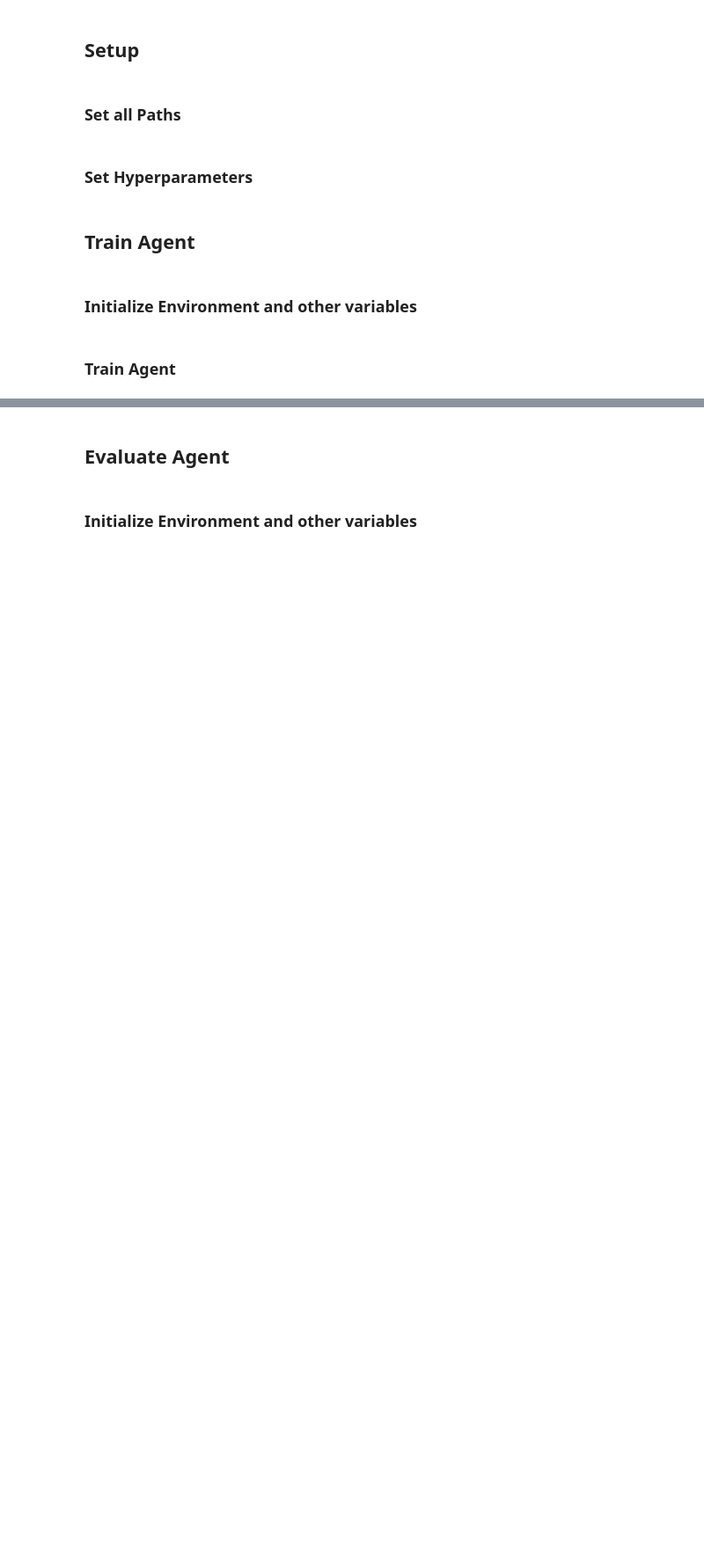
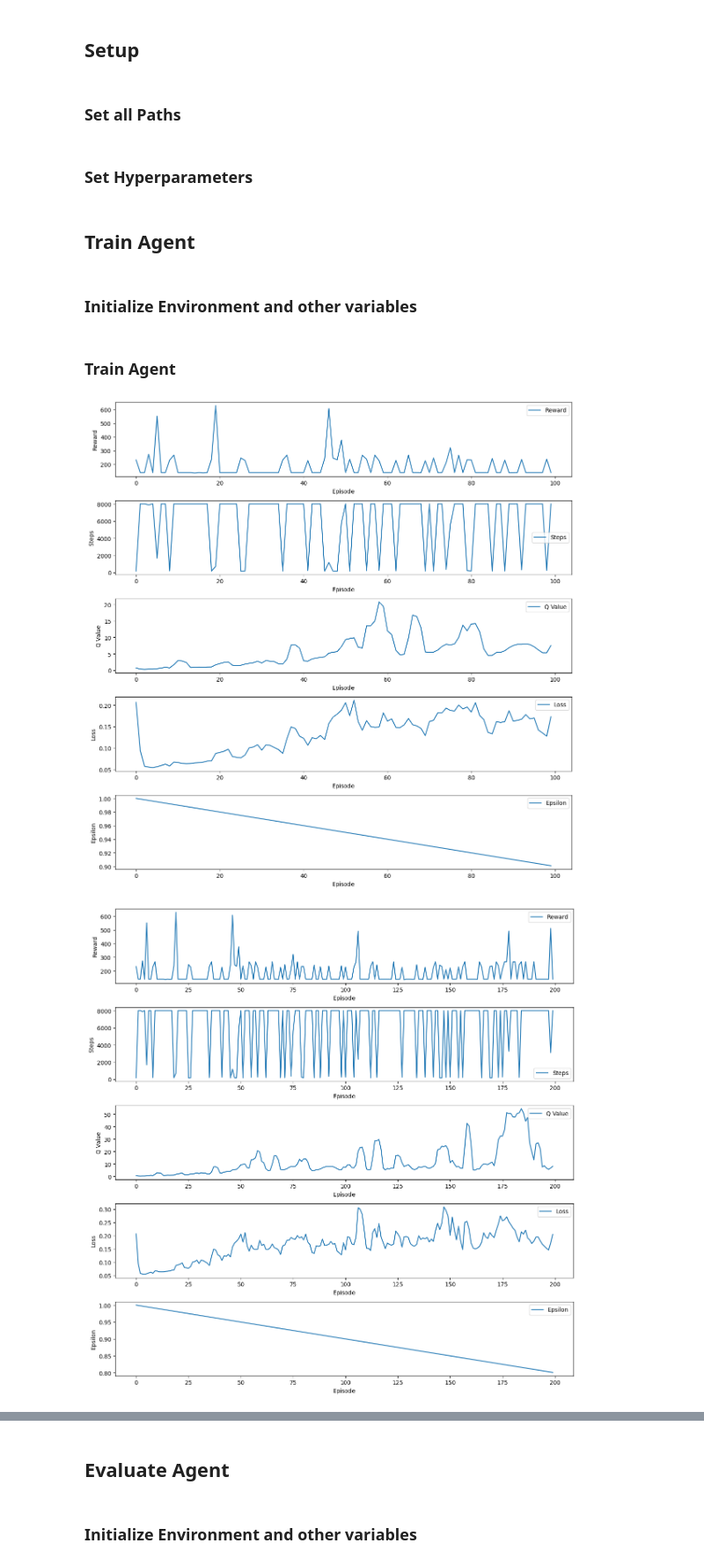
Before and after one commit to Nicho-Link/Reinforcement-Learning-Mario-Agent, a Jupyter notebook: notebooks/ddqn.ipynb, the cells around one changed output, grey strips where cells are left out. Shown at 88% size. Saved outputs shown, nothing was run; the diff lists cells and outputs as text; code cells hidden in the pictures; blank space fills up the shorter version.

```diff
--- a/notebooks/ddqn.ipynb
+++ b/notebooks/ddqn.ipynb
@@ -93,8 +96,8 @@ epsilon_min = 0.01
 epsilon_decay = 0.001
 gamma = 0.99
 num_episodes = 1000
-plot_every = 25
-save_every = 50
+plot_every = 100
+save_every = 100
 # %% [markdown]
 ## Train Agent
 # %% [markdown]
@@ -102,7 +105,7 @@ save_every = 50
 # %%
 env = gym_super_mario_bros.make("SuperMarioBros-1-1-v0")
 env = JoypadSpace(env, action_space)
-env = Monitor(env, videos_folder, video_callable=lambda episode_id: True, force=True)
+env = Monitor(env, videos_folder, video_callable=lambda episode_id: episode_id % 100 == 0, force=True)
 env = GrayScaleObservation(env, keep_dim=False)
 env = ResizeObservation(env, shape=84)
 env = TransformObservation(env, lambda obs: np.squeeze(obs, axis=-1))
@@ -162,9 +165,7 @@ for episode in tqdm(range(1, num_episodes + 1), total=num_episodes, desc="Traini
         mean_episode_loss.append(loss)
         if resetnow or info["flag_get"]:
             break
-    print(
-        f"Episode {episode} abgeschlossen mit {steps} Schritten, Gesamtbelohnung: {total_reward}, Epsilon: {mario.epsilon}\n\n"
-    )
+
     # Save the results of the current episode
     reward_list.append(total_reward)
     steps_list.append(steps)
@@ -173,7 +174,7 @@ for episode in tqdm(range(1, num_episodes + 1), total=num_episodes, desc="Traini
     epsilon_list.append(mario.epsilon)
 
     # Plot the results of all episodes at the defined intervals
-    if episode % 1 == 0:
+    if episode % plot_every == 0:
         plot_results(
             reward_list=reward_list,
             steps_list=steps_list,
@@ -182,31 +183,34 @@ for episode in tqdm(range(1, num_episodes + 1), total=num_episodes, desc="Traini
             epsilon_list=epsilon_list,
             save_fig=True,
             save_path=os.path.join(plot_folder, f"plot_{episode}.png"),
         )
 
     # Save the model at the defined intervals
-    if episode % 1 == 0:
+    if episode % save_every == 0:
         torch.save(
             dict(
                 model=mario.online.state_dict(),
                 optimizer=mario.optimizer.state_dict(),
                 epsilon=mario.epsilon,
             ),
             os.path.join(checkpoint_folder, f"model_ep{episode}.pth"),
         )
 
     # Decay the epsilon value at the end of each episode
     mario.decayEpsilon(strat="lin")
 
 # Save the final model after all episodes are completed
 torch.save(
     dict(
         model=mario.online.state_dict(),
         optimizer=mario.optimizer.state_dict(),
         epsilon=mario.epsilon,
     ),
     os.path.join(model_folder, f"final_model.pth"),
 )
 
 # Close the environment
 env.close()
+# %% [output]
+[figure, added]
+[figure, added]
```
Also changed, not shown: parts of 5 cells of this notebook, 18 other files.
